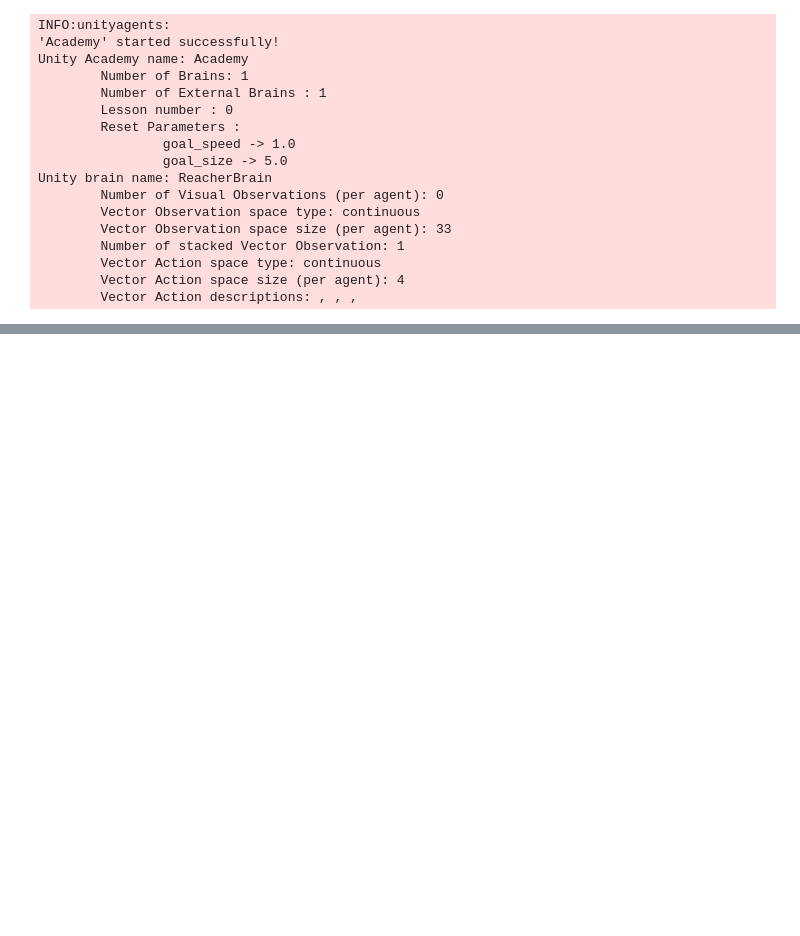
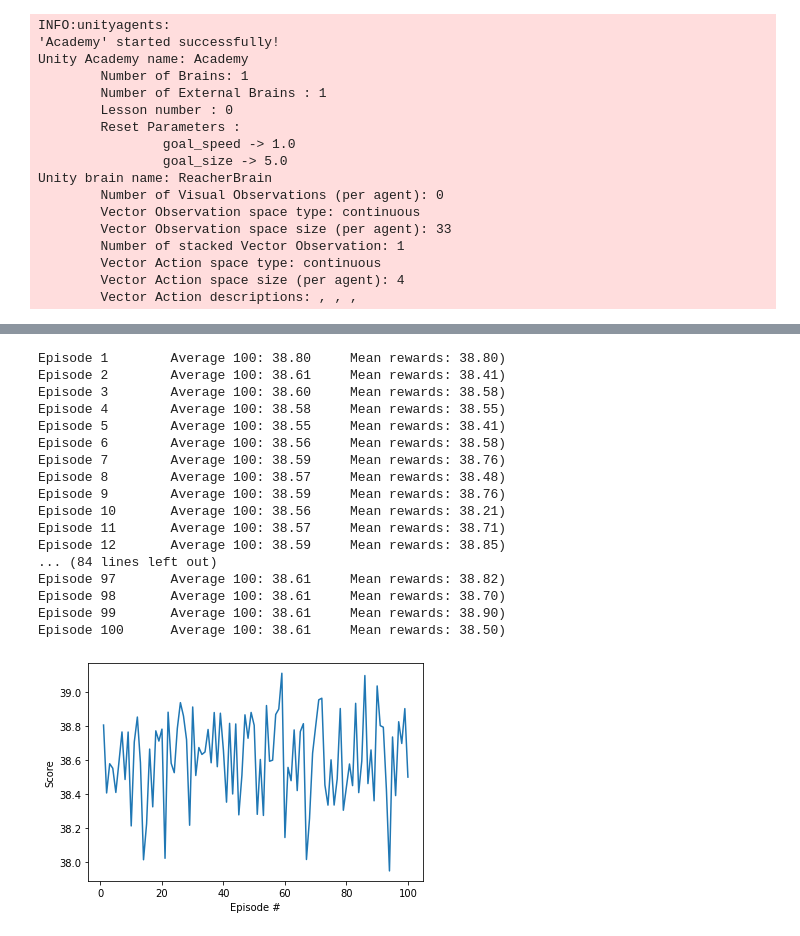
Before and after one commit to Teuling/Reacher, a Jupyter notebook: ReacherControl.ipynb, the cells around one changed output, grey strips where cells are left out. Drawn from its saved outputs; the diff is of its cells as text; code cells hidden in the pictures; blank space fills up the shorter version.

```diff
--- a/ReacherControl.ipynb
+++ b/ReacherControl.ipynb
@@ -88,10 +246,31 @@ plt.show()
 # %%
-# priority replay buffer
-agent = Agent(state_size, action_size, None, True, 0)
-scores, score = ddpg(agent, 2)
+# load actor with saved weights, run ddpg in evaluation mode
+
+agent = Agent(state_size, action_size, None, False, 0)
+agent.actor_local.load_state_dict(torch.load('checkpoint_actor.pth'))
+scores, score = ddpg(agent, 100, 1000, False)
 fig = plt.figure()
 ax = fig.add_subplot(111)
 plt.plot(np.arange(1, len(scores)+1), scores)
 plt.ylabel('Score')
 plt.xlabel('Episode #')
 plt.show()
+# %% [output]
+Episode 1        Average 100: 38.80     Mean rewards: 38.80)
+Episode 2        Average 100: 38.61     Mean rewards: 38.41)
+Episode 3        Average 100: 38.60     Mean rewards: 38.58)
+Episode 4        Average 100: 38.58     Mean rewards: 38.55)
+Episode 5        Average 100: 38.55     Mean rewards: 38.41)
+Episode 6        Average 100: 38.56     Mean rewards: 38.58)
+Episode 7        Average 100: 38.59     Mean rewards: 38.76)
+Episode 8        Average 100: 38.57     Mean rewards: 38.48)
+Episode 9        Average 100: 38.59     Mean rewards: 38.76)
+Episode 10       Average 100: 38.56     Mean rewards: 38.21)
+Episode 11       Average 100: 38.57     Mean rewards: 38.71)
+Episode 12       Average 100: 38.59     Mean rewards: 38.85)
+... (84 lines left out)
+Episode 97       Average 100: 38.61     Mean rewards: 38.82)
+Episode 98       Average 100: 38.61     Mean rewards: 38.70)
+Episode 99       Average 100: 38.61     Mean rewards: 38.90)
+Episode 100      Average 100: 38.61     Mean rewards: 38.50)
+[figure, added]
```
Also changed, not shown: parts of 5 cells of this notebook, 4 other files.
